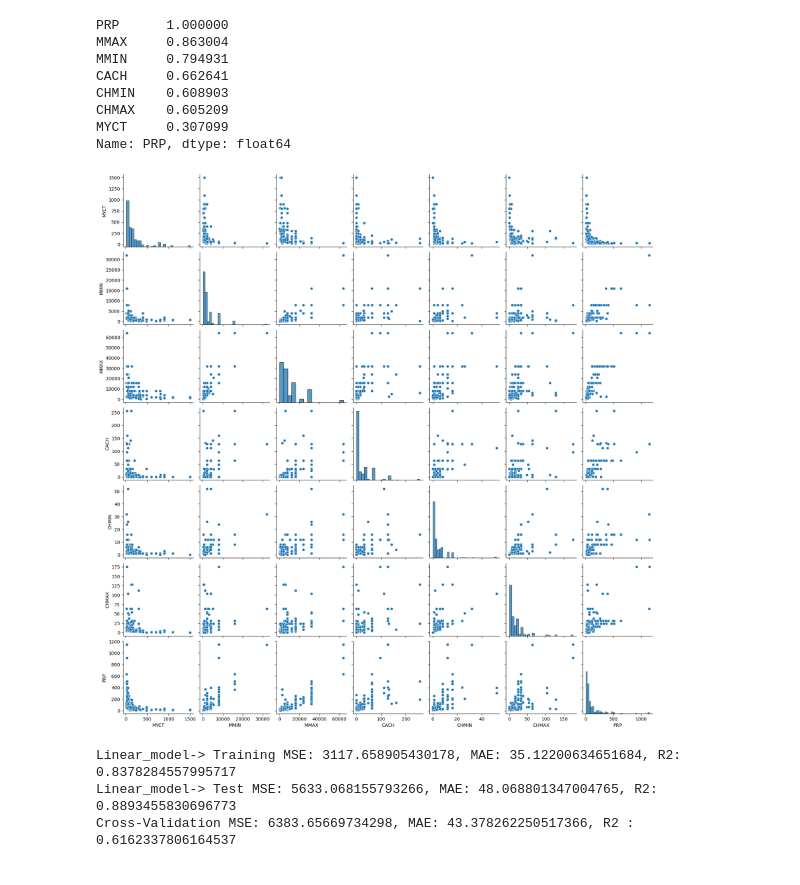
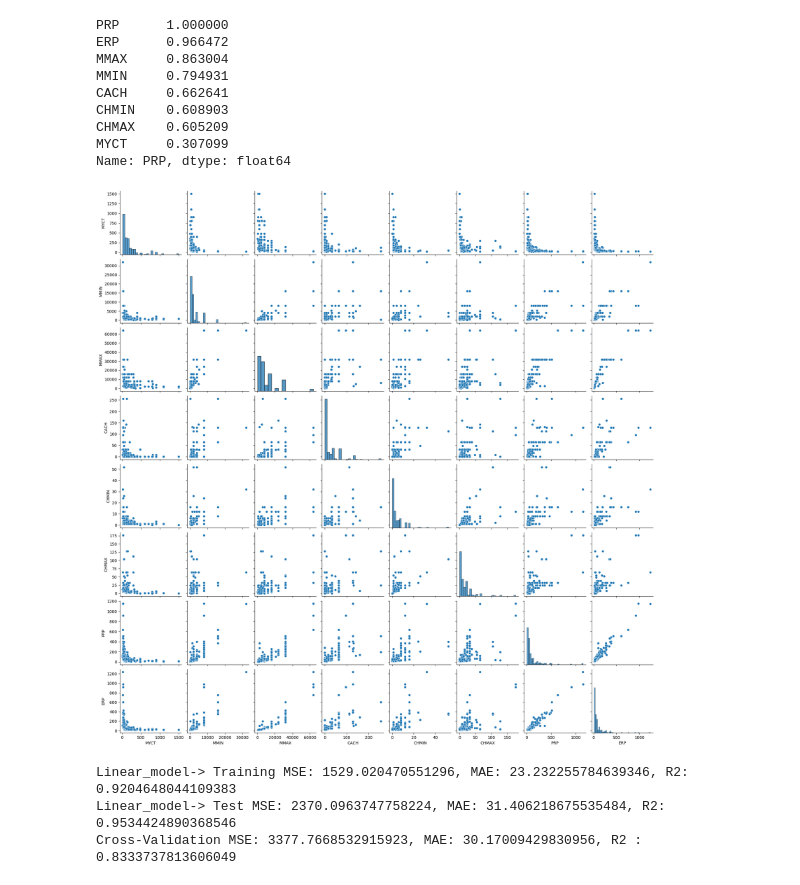
Before and after one commit to Jangkwangik/python_basic, a Jupyter notebook: linear_cpu_data.ipynb, the cells around one changed output. Drawn from its saved outputs; the diff is of its cells as text; code cells hidden in the pictures.

```diff
--- a/linear_cpu_data.ipynb
+++ b/linear_cpu_data.ipynb
@@ -1,4 +1,7 @@
 # %%
+# 깃허브 : https://github.com/Jangkwangik/python_basic
+# linear_cpu_data.ipynb
+
 import pandas as pd
 import numpy as np
 import seaborn as sns
@@ -12,7 +15,7 @@ from sklearn.pipeline import Pipeline
 from sklearn.ensemble import VotingRegressor, GradientBoostingRegressor
 
 # 데이터 로드
-data = pd.read_csv('machine.data.csv')
+data = pd.read_csv('machine.data_update.csv')
 
 # 데이터 탐색
 # data.head()
@@ -32,7 +35,7 @@ num_features = data.columns
 sns.pairplot(data[num_features])
 plt.show()
 
-num_features = ['MYCT', 'MMIN', 'MMAX', 'CACH', 'CHMIN', 'CHMAX']
+num_features = ['MYCT', 'MMIN', 'MMAX', 'CACH', 'CHMIN', 'CHMAX', 'ERP']
 
 # X 와 y 설정
 X = data[num_features]
@@ -70,34 +73,35 @@ print(f'Linear_model-> Test MSE: {linear_test_mse}, MAE: {linear_test_mae}, R2:
 cv_scores_mse = cross_val_score(linear_model, X, y, cv=5, scoring='neg_mean_squared_error')
 cv_mse = -cv_scores_mse.mean()
 
 cv_scores_r2 = cross_val_score(linear_model, X, y, cv=5, scoring='r2')
 cv_r2 = cv_scores_r2.mean()
 
 cv_scores_mae = cross_val_score(linear_model, X, y, cv=5, scoring='neg_mean_absolute_error')
 cv_mae = -cv_scores_mae.mean()
 
 print(f'Cross-Validation MSE: {cv_mse}, MAE: {cv_mae}, R2 : {cv_r2}')
 
 # 실제 값과 예측 값 시각화
 plt.figure(figsize=(12, 6))
 plt.subplot(1,2,1)
 plt.scatter(y_test, linear_test_pred)
 plt.plot([y_test.min(), y_test.max()], [y_test.min(), y_test.max()], 'r--')
 plt.xlabel('machine')
 plt.ylabel('PRP')
 plt.title('machine vs PRP')
 
 plt.show()
 # %% [output]
 PRP      1.000000
+ERP      0.966472
 MMAX     0.863004
 MMIN     0.794931
 CACH     0.662641
 CHMIN    0.608903
 CHMAX    0.605209
 MYCT     0.307099
 Name: PRP, dtype: float64
-[figure, old version]
+[figure, new version]
-Linear_model-> Training MSE: 3117.658905430178, MAE: 35.12200634651684, R2: 0.8378284557995717
-Linear_model-> Test MSE: 5633.068155793266, MAE: 48.068801347004765, R2: 0.8893455830696773
-Cross-Validation MSE: 6383.65669734298, MAE: 43.378262250517366, R2 : 0.6162337806164537
+Linear_model-> Training MSE: 1529.020470551296, MAE: 23.232255784639346, R2: 0.9204648044109383
+Linear_model-> Test MSE: 2370.0963747758224, MAE: 31.406218675535484, R2: 0.9534424890368546
+Cross-Validation MSE: 3377.7668532915923, MAE: 30.17009429830956, R2 : 0.8333737813606049
```
Also changed, not shown: parts of 1 cell of this notebook, 1 other file.
